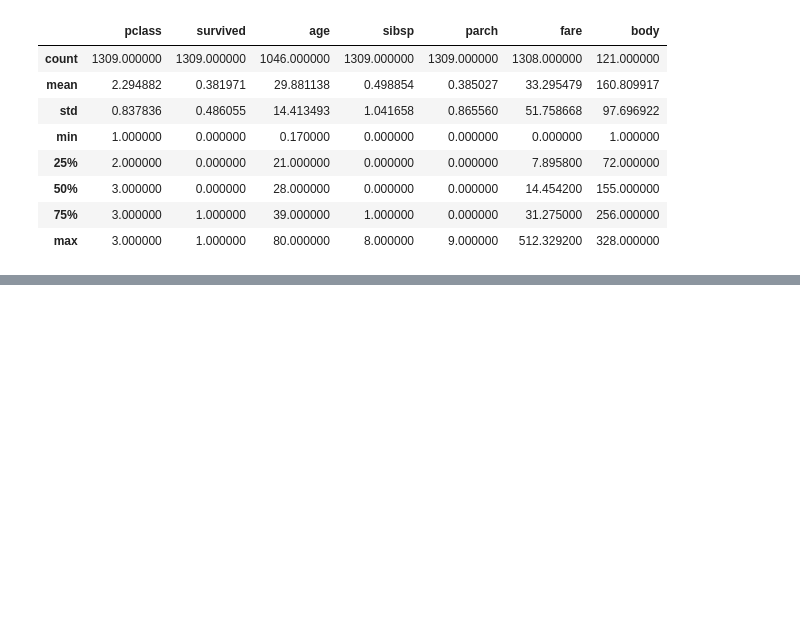
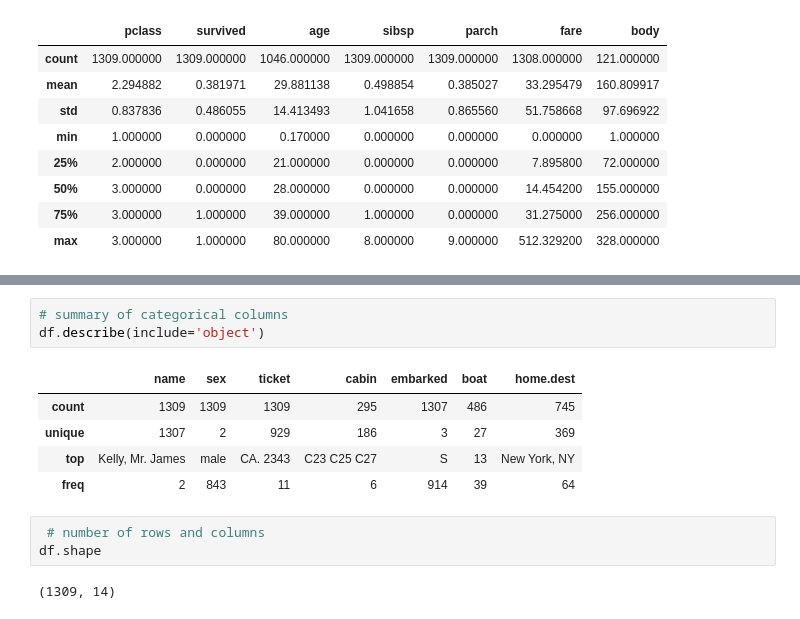
Before and after one commit to amanprasad625566-design/ybi_foundation_internship, a Jupyter notebook: ybifoundation.ipynb, the cells around one changed output, grey strips where cells are left out. Cells and saved outputs as stored; diff of their text form; blank space fills up the shorter version.

```diff
--- a/ybifoundation.ipynb
+++ b/ybifoundation.ipynb
@@ -129,0 +215,14 @@ titanic.groupby('sex')['survived'].mean() * 100
+# %%
+# summary of categorical columns
+df.describe(include='object')
+# %% [output]
+|  | name | sex | ticket | cabin | embarked | boat | home.dest |
+| count | 1309 | 1309 | 1309 | 295 | 1307 | 486 | 745 |
+| unique | 1307 | 2 | 929 | 186 | 3 | 27 | 369 |
+| top | Kelly, Mr. James | male | CA. 2343 | C23 C25 C27 | S | 13 | New York, NY |
+| freq | 2 | 843 | 11 | 6 | 914 | 39 | 64 |
+# %%
+ # number of rows and columns
+df.shape
+# %% [output]
+(1309, 14)
```
Also changed, not shown: parts of 57 cells of this notebook.
